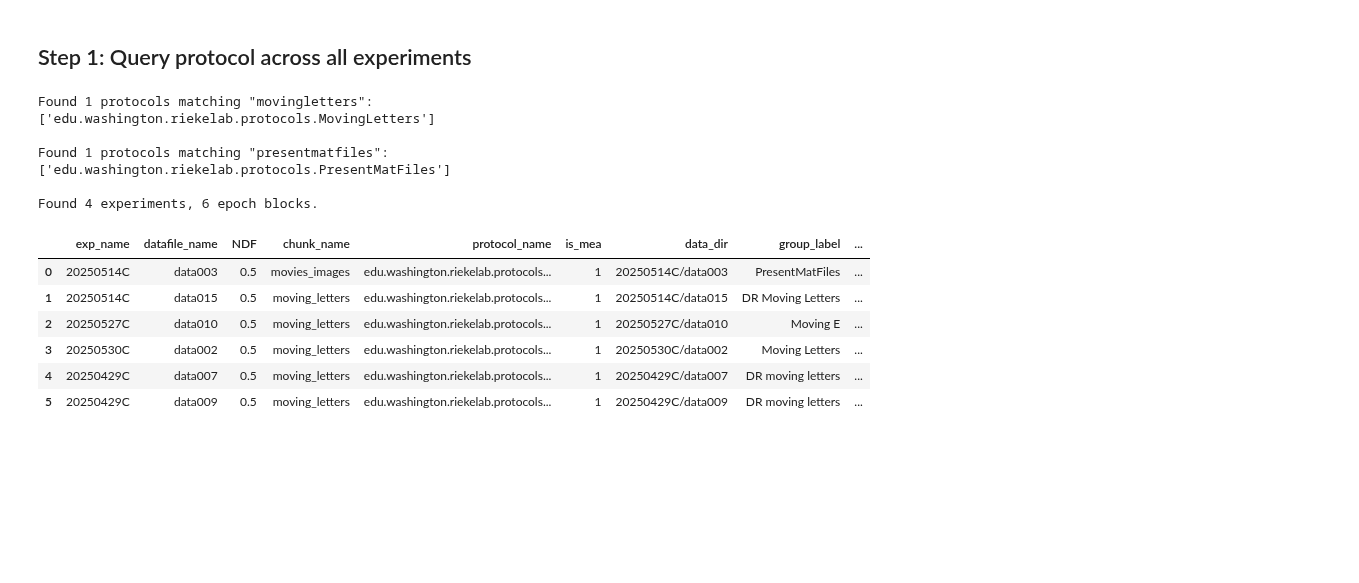
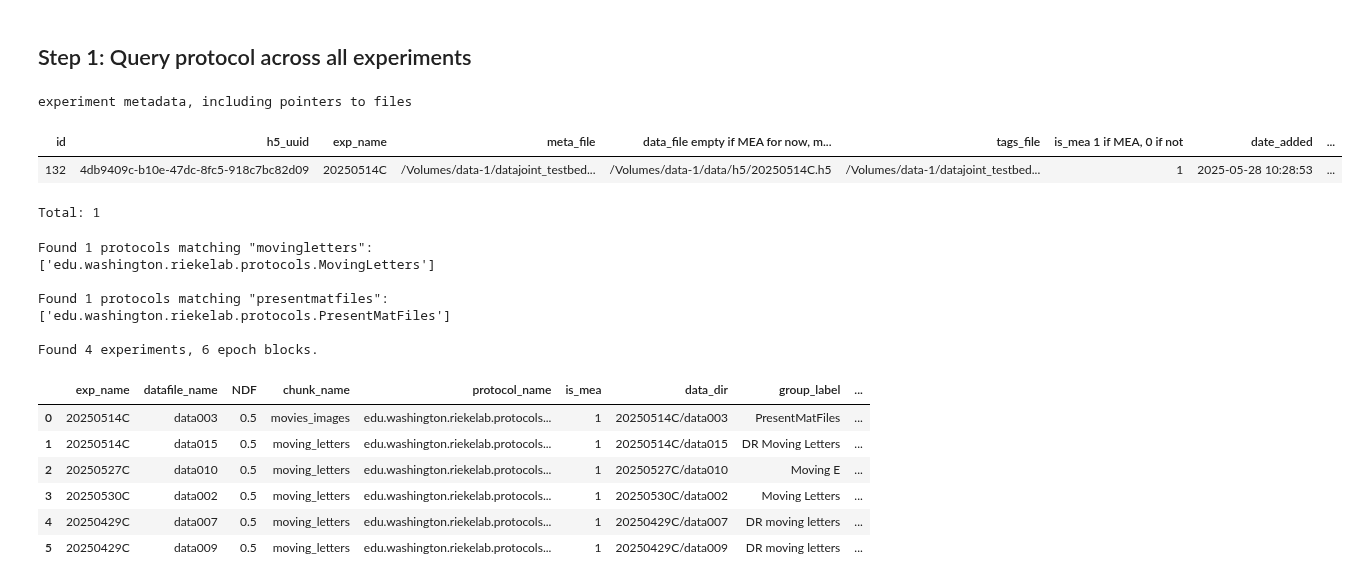
Before and after one commit to DRezeanu/retinanalysis, a Jupyter notebook: nbs/dr_testbed.ipynb, the cells around one changed output. Cells and saved outputs as stored; diff of their text form; code cells hidden in the pictures; blank space fills up the shorter version.

```diff
--- a/nbs/dr_testbed.ipynb
+++ b/nbs/dr_testbed.ipynb
@@ -11,5 +11,12 @@ ra.djconnect()
 # %% [markdown]
 ## Step 1: Query protocol across all experiments
+# %%
+ra.schema.Experiment() & {'exp_name' : '20250514C'}
+# %% [output]
+experiment metadata, including pointers to files
+| id | h5_uuid | exp_name | meta_file | data_file empty if MEA for now, m... | tags_file | is_mea 1 if MEA, 0 if not | date_added | ... |
+| 132 | 4db9409c-b10e-47dc-8fc5-918c7bc82d09 | 20250514C | /Volumes/data-1/datajoint_testbed... | /Volumes/data-1/data/h5/20250514C.h5 | /Volumes/data-1/datajoint_testbed... | 1 | 2025-05-28 10:28:53 | ... |
+Total: 1
 # %%
 protocols_to_query = ['movingletters', 'presentmatfiles']
 experiment_query = ra.get_datasets_from_protocol_names(protocols_to_query)
```
Also changed, not shown: parts of 2 cells of this notebook, 2 other files.
